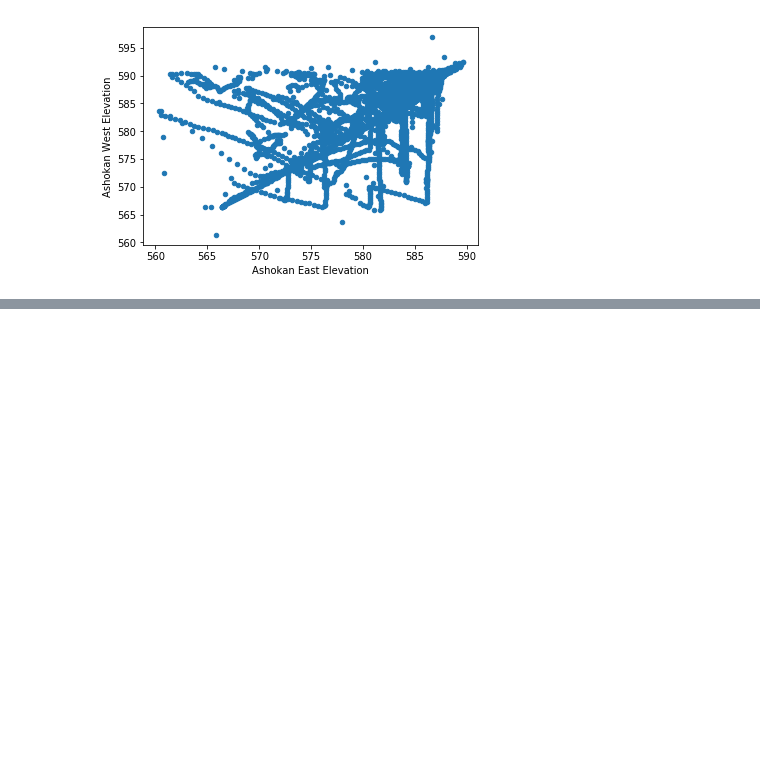
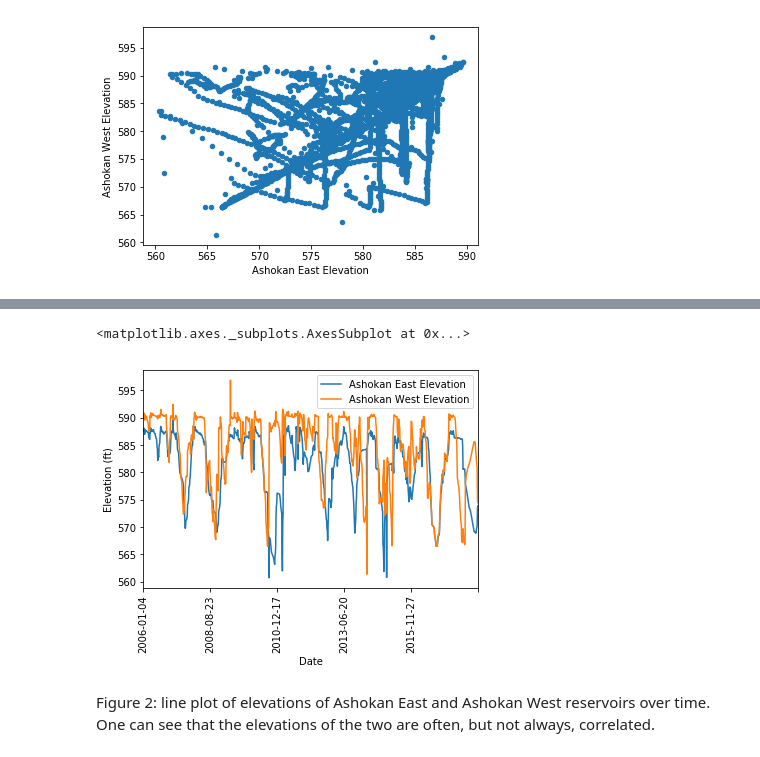
Before and after one commit to haomingsama/PUI2018_aaw329, a Jupyter notebook: HW3_aaw329/HW3_2_aaw329.ipynb, the cells around one changed output, grey strips where cells are left out. Saved outputs shown, nothing was run; the diff lists cells and outputs as text; code cells hidden in the pictures; blank space fills up the shorter version.

```diff
--- a/HW3_aaw329/HW3_2_aaw329.ipynb
+++ b/HW3_aaw329/HW3_2_aaw329.ipynb
@@ -45,0 +54,4 @@ Figure 1: scatter plot of elevation of Ashokan East and Ashokan West reservors.
+# %%
+# Get data from the API in JSON format instead of downloading the CSV
+res_lvls = pd.read_json("https://data.cityofnewyork.us/resource/hrw9-hqf6.json")
+res_lvls.head(7)
@@ -45,0 +67,8 @@ Figure 1: scatter plot of elevation of Ashokan East and Ashokan West reservors.
+# %%
+res_lvls = res_lvls[[0,2,6]]
+res_lvls = res_lvls.sort_values(by="neversink_date")  # Sort by date since that's what we'll be plotting by
+res_lvls = res_lvls.rename(index=str, columns={"ashokan_east_elevation": "Ashokan East Elevation",
+                                               "ashokan_west_elevation": "Ashokan West Elevation",
+                                               "neversink_date": "Date"})  # Rename labels for a friendlier-looking plot
+res_lvls["Date"] = res_lvls["Date"].apply(lambda x: x.split("T")[0])  # Cut off end of dates after the "T", too
+res_lvls.head(7)
@@ -45,0 +84,9 @@ Figure 1: scatter plot of elevation of Ashokan East and Ashokan West reservors.
+# %%
+plot = res_lvls.plot.line(y=["Ashokan East Elevation", "Ashokan West Elevation"], x="Date", rot=90)
+plot.set_ylabel("Elevation (ft)")
+plot
+# %% [output]
+<matplotlib.axes._subplots.AxesSubplot at 0x...>
+[figure, added]
+# %% [markdown]
+Figure 2: line plot of elevations of Ashokan East and Ashokan West reservoirs over time. One can see that the elevations of the two are often, but not always, correlated.
```
Also changed, not shown: parts of 7 cells of this notebook.
